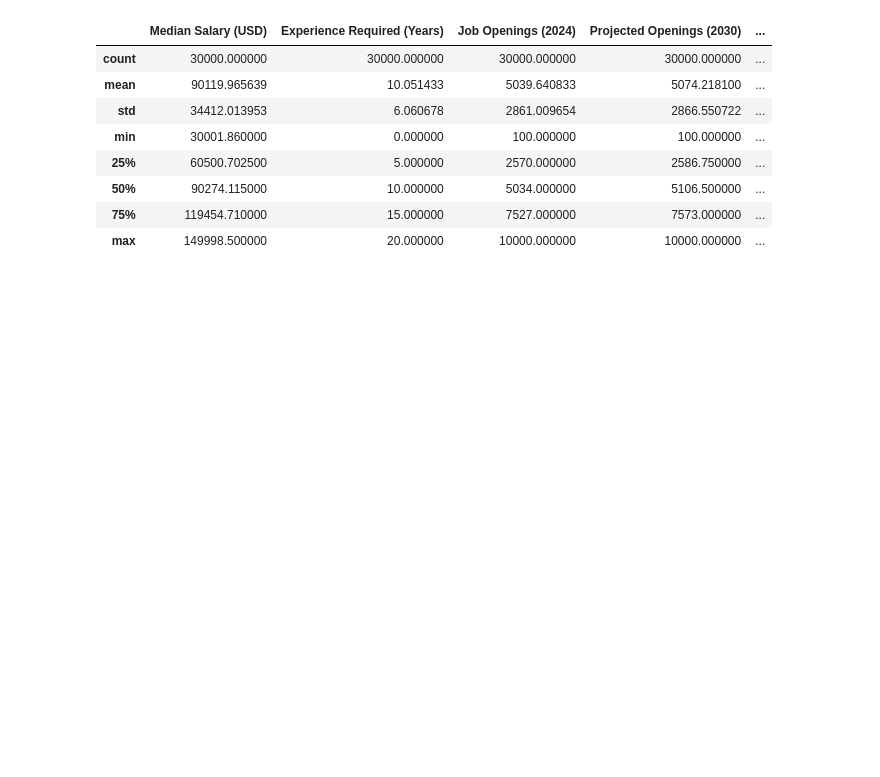
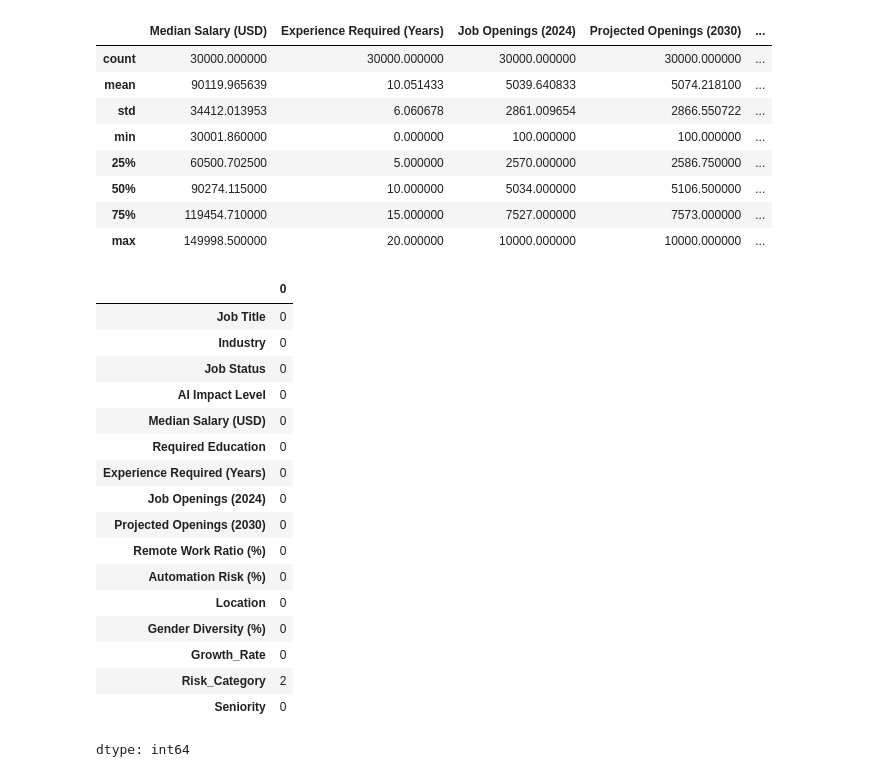
Before and after one commit to ArunK-ML/DA---AI-Impact-on-Job-Market-2024-2030----DataSet, a Jupyter notebook: DA_AI_Impact_on_Job.ipynb, the cells around one changed output. Drawn from its saved outputs; the diff is of its cells as text; code cells hidden in the pictures; blank space fills up the shorter version.

```diff
--- a/DA_AI_Impact_on_Job.ipynb
+++ b/DA_AI_Impact_on_Job.ipynb
@@ -108,3 +118,27 @@ df.describe()
 | 50% | 90274.115000 | 10.000000 | 5034.000000 | 5106.500000 | ... |
 | 75% | 119454.710000 | 15.000000 | 7527.000000 | 7573.000000 | ... |
 | max | 149998.500000 | 20.000000 | 10000.000000 | 10000.000000 | ... |
+# %%
+#  Data Cleaning
+#  Handle missing values:
+
+df.isnull().sum()
+# %% [output]
+|  | 0 |
+| Job Title | 0 |
+| Industry | 0 |
+| Job Status | 0 |
+| AI Impact Level | 0 |
+| Median Salary (USD) | 0 |
+| Required Education | 0 |
+| Experience Required (Years) | 0 |
+| Job Openings (2024) | 0 |
+| Projected Openings (2030) | 0 |
+| Remote Work Ratio (%) | 0 |
+| Automation Risk (%) | 0 |
+| Location | 0 |
+| Gender Diversity (%) | 0 |
+| Growth_Rate | 0 |
+| Risk_Category | 2 |
+| Seniority | 0 |
+dtype: int64
```
Also changed, not shown: parts of 8 cells of this notebook.
